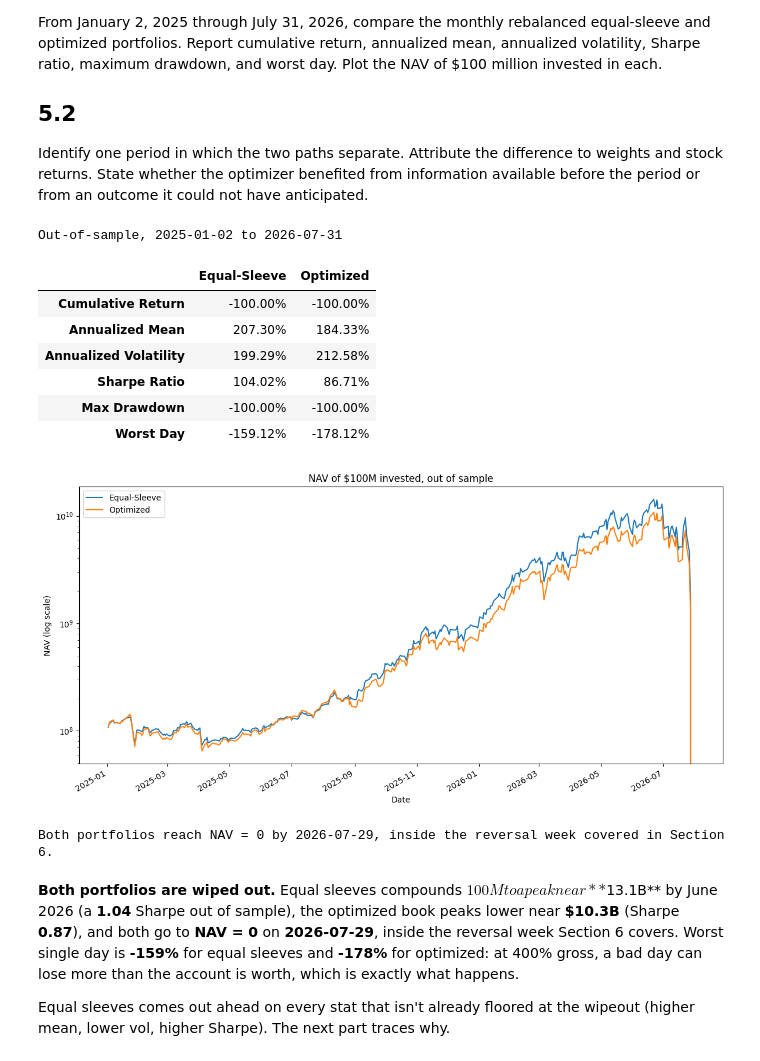
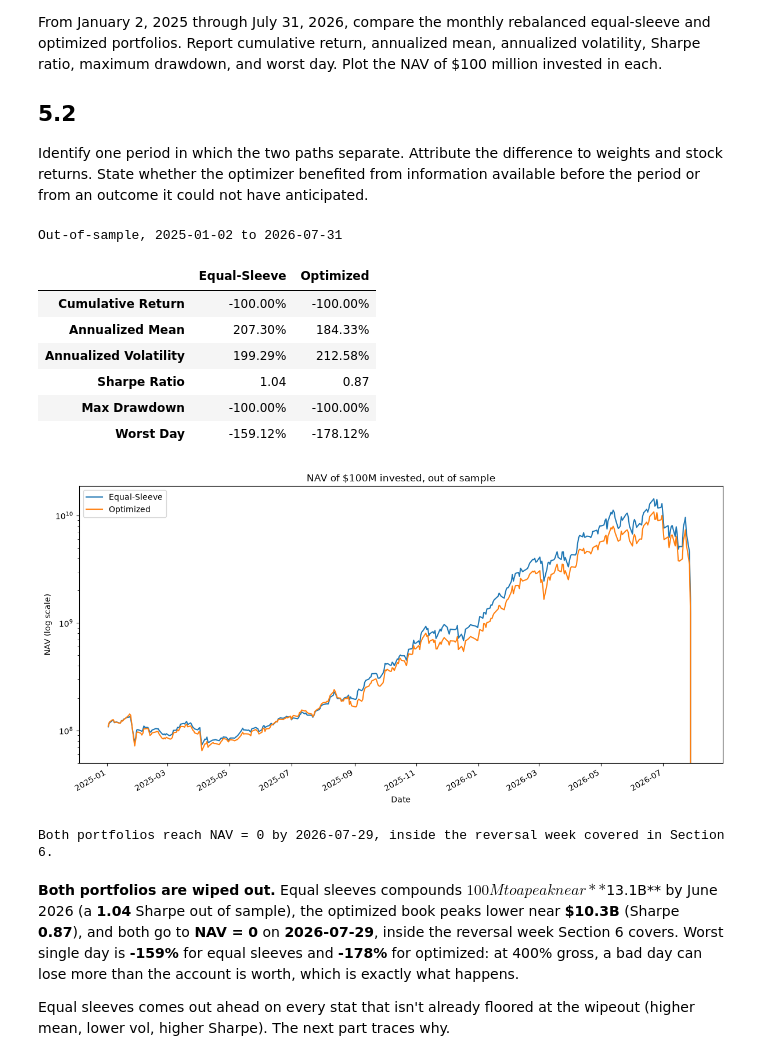
Before and after one commit to samLeung24/leveraged-awareness, a Jupyter notebook: situational_awareness_portfolio.ipynb, the cells around one changed output. Cells and saved outputs as stored; diff of their text form; code cells hidden in the pictures.

Commit message:
Fix Sharpe Ratio formatting in Section 5.1 table (decimal, not percent)

```diff
--- a/situational_awareness_portfolio.ipynb
+++ b/situational_awareness_portfolio.ipynb
@@ -888,36 +888,41 @@ def path_stats(nav, ret):
         'Cumulative Return': nav.iloc[-1] / NAV0 - 1,
         'Annualized Mean': ret.mean() * TRADING_DAYS,
         'Annualized Volatility': ret.std() * np.sqrt(TRADING_DAYS),
         'Sharpe Ratio': (ret.mean() * TRADING_DAYS) / (ret.std() * np.sqrt(TRADING_DAYS)),
         'Max Drawdown': (nav / nav.cummax() - 1).min(),
         'Worst Day': ret.min(),
     })
 
 summary_5_1 = pd.DataFrame({
     'Equal-Sleeve': path_stats(nav_equal, ret_equal),
     'Optimized': path_stats(nav_optimized, ret_optimized),
 })
-display(summary_5_1.style.format('{:.2%}').set_caption('Out-of-sample, 2025-01-02 to 2026-07-31'))
+display(
+    summary_5_1.style
+    .format('{:.2%}')
+    .format('{:.2f}', subset=pd.IndexSlice[['Sharpe Ratio'], :])
+    .set_caption('Out-of-sample, 2025-01-02 to 2026-07-31')
+)
 
 ax = pd.DataFrame({'Equal-Sleeve': nav_equal, 'Optimized': nav_optimized}).plot(
     figsize=(12, 6), logy=True, title='NAV of $100M invested, out of sample'
 )
 ax.set(xlabel='Date', ylabel='NAV (log scale)')
 plt.tight_layout()
 plt.show()
 
 print(f'Both portfolios reach NAV = 0 by {nav_optimized[nav_optimized.eq(0)].index[0]:%Y-%m-%d}, '
       'inside the reversal week covered in Section 6.')
 # %% [output]
 Out-of-sample, 2025-01-02 to 2026-07-31
 |  | Equal-Sleeve | Optimized |
 | Cumulative Return | -100.00% | -100.00% |
 | Annualized Mean | 207.30% | 184.33% |
 | Annualized Volatility | 199.29% | 212.58% |
-| Sharpe Ratio | 104.02% | 86.71% |
+| Sharpe Ratio | 1.04 | 0.87 |
 | Max Drawdown | -100.00% | -100.00% |
 | Worst Day | -159.12% | -178.12% |
-[figure, old version]
+[figure, new version]
 Both portfolios reach NAV = 0 by 2026-07-29, inside the reversal week covered in Section 6.
 # %% [markdown]
 **Both portfolios are wiped out.** Equal sleeves compounds $100M to a peak near **$13.1B** by June 2026 (a **1.04** Sharpe out of sample), the optimized book peaks lower near **$10.3B** (Sharpe **0.87**), and both go to **NAV = 0** on **2026-07-29**, inside the reversal week Section 6 covers. Worst single day is **-159%** for equal sleeves and **-178%** for optimized: at 400% gross, a bad day can lose more than the account is worth, which is exactly what happens.
```
